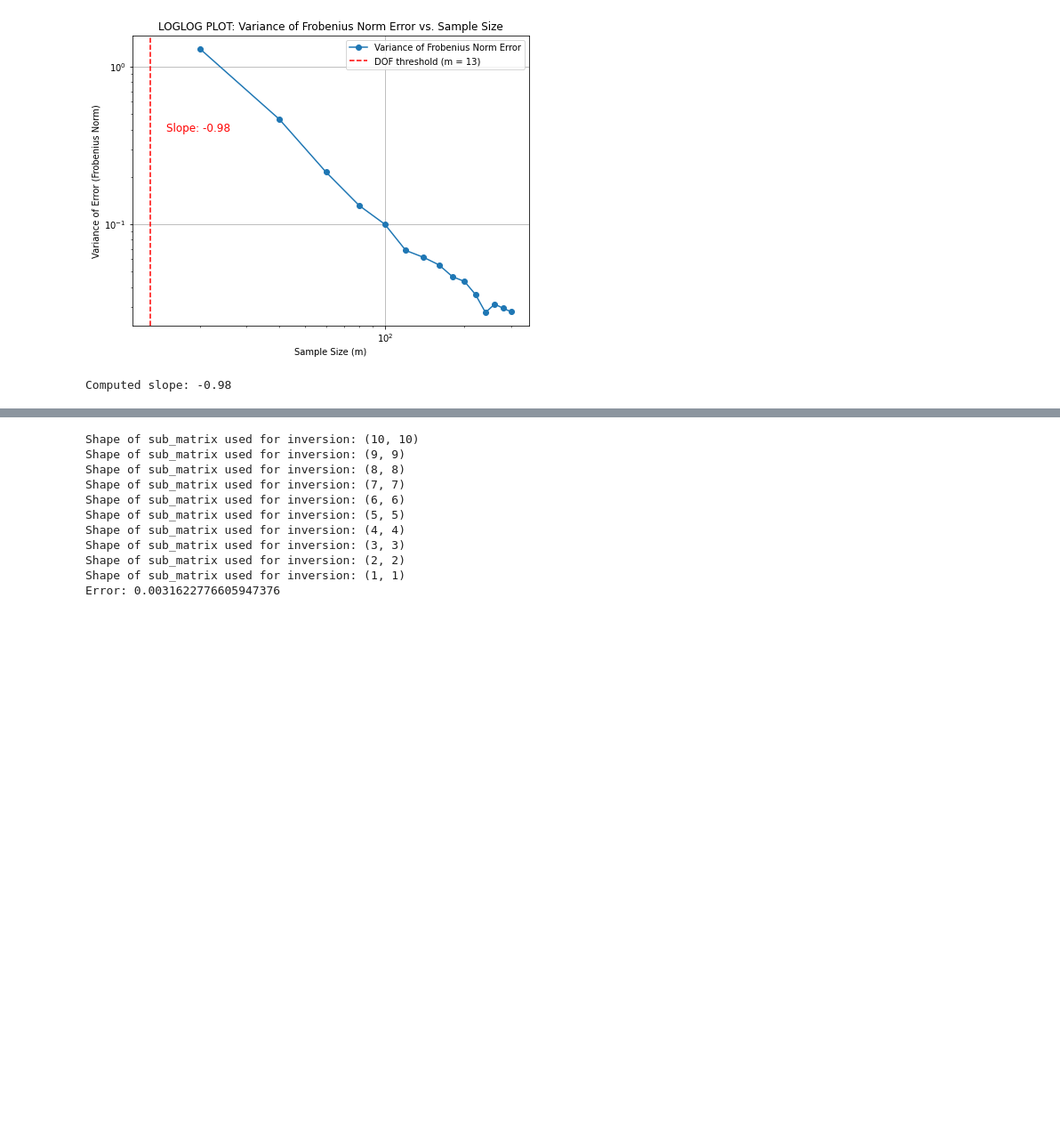
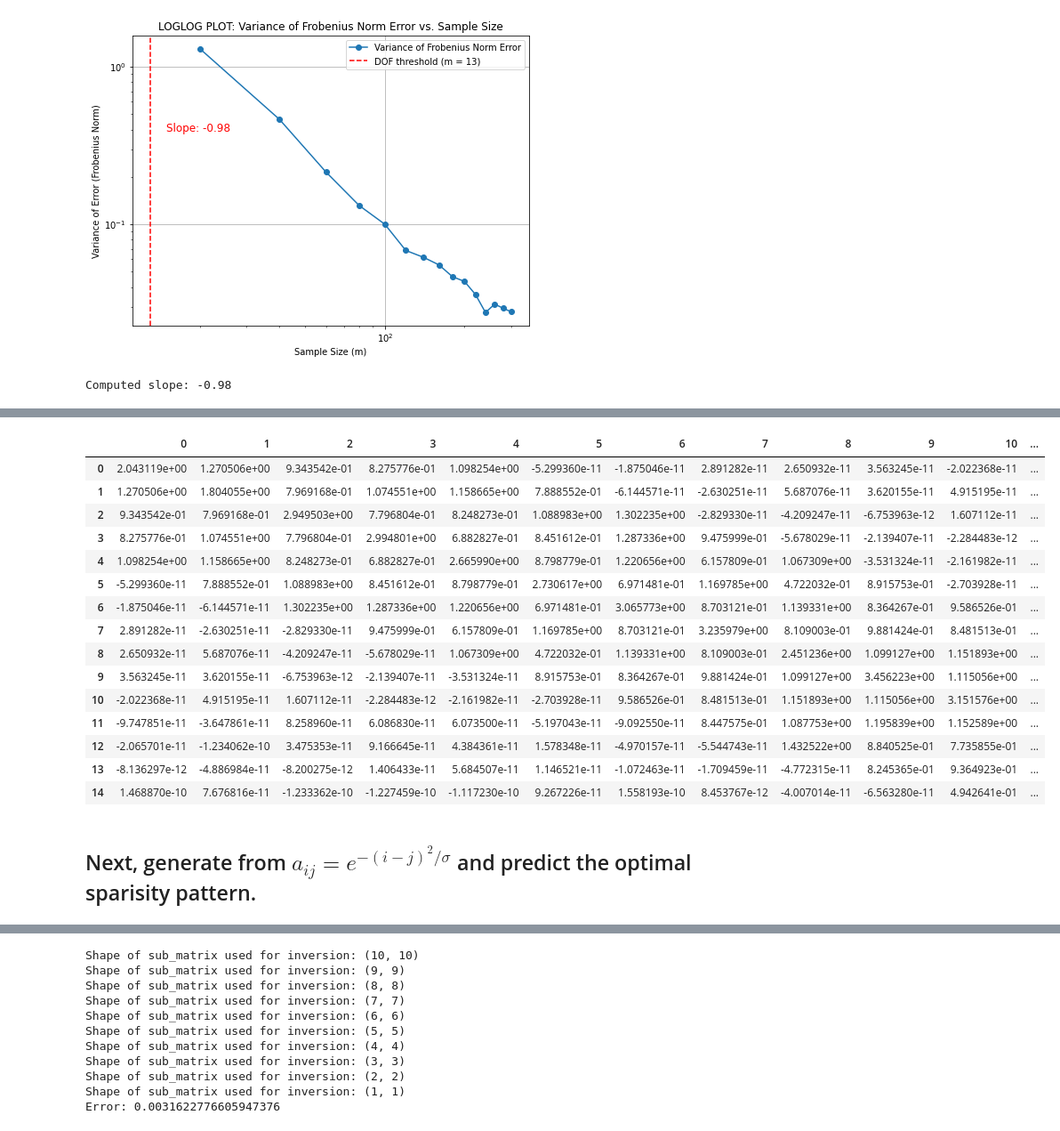
Before and after one commit to kingsleyyeon/PrecisionMatEst, a Jupyter notebook: scalinglimits.ipynb, the cells around one changed output, grey strips where cells are left out. Shown: that part at 89% size. Cells and saved outputs as stored; diff of their text form; code cells hidden in the pictures; blank space fills up the shorter version.

```diff
--- a/scalinglimits.ipynb
+++ b/scalinglimits.ipynb
@@ -602,0 +852,21 @@ Computed slope: -0.98
+# %%
+pd.DataFrame(Theta_est)
+# %% [output]
+|  | 0 | 1 | 2 | 3 | 4 | 5 | 6 | 7 | 8 | 9 | 10 | ... |
+| 0 | 2.043119e+00 | 1.270506e+00 | 9.343542e-01 | 8.275776e-01 | 1.098254e+00 | -5.299360e-11 | -1.875046e-11 | 2.891282e-11 | 2.650932e-11 | 3.563245e-11 | -2.022368e-11 | ... |
+| 1 | 1.270506e+00 | 1.804055e+00 | 7.969168e-01 | 1.074551e+00 | 1.158665e+00 | 7.888552e-01 | -6.144571e-11 | -2.630251e-11 | 5.687076e-11 | 3.620155e-11 | 4.915195e-11 | ... |
+| 2 | 9.343542e-01 | 7.969168e-01 | 2.949503e+00 | 7.796804e-01 | 8.248273e-01 | 1.088983e+00 | 1.302235e+00 | -2.829330e-11 | -4.209247e-11 | -6.753963e-12 | 1.607112e-11 | ... |
+| 3 | 8.275776e-01 | 1.074551e+00 | 7.796804e-01 | 2.994801e+00 | 6.882827e-01 | 8.451612e-01 | 1.287336e+00 | 9.475999e-01 | -5.678029e-11 | -2.139407e-11 | -2.284483e-12 | ... |
+| 4 | 1.098254e+00 | 1.158665e+00 | 8.248273e-01 | 6.882827e-01 | 2.665990e+00 | 8.798779e-01 | 1.220656e+00 | 6.157809e-01 | 1.067309e+00 | -3.531324e-11 | -2.161982e-11 | ... |
+| 5 | -5.299360e-11 | 7.888552e-01 | 1.088983e+00 | 8.451612e-01 | 8.798779e-01 | 2.730617e+00 | 6.971481e-01 | 1.169785e+00 | 4.722032e-01 | 8.915753e-01 | -2.703928e-11 | ... |
+| 6 | -1.875046e-11 | -6.144571e-11 | 1.302235e+00 | 1.287336e+00 | 1.220656e+00 | 6.971481e-01 | 3.065773e+00 | 8.703121e-01 | 1.139331e+00 | 8.364267e-01 | 9.586526e-01 | ... |
+| 7 | 2.891282e-11 | -2.630251e-11 | -2.829330e-11 | 9.475999e-01 | 6.157809e-01 | 1.169785e+00 | 8.703121e-01 | 3.235979e+00 | 8.109003e-01 | 9.881424e-01 | 8.481513e-01 | ... |
+| 8 | 2.650932e-11 | 5.687076e-11 | -4.209247e-11 | -5.678029e-11 | 1.067309e+00 | 4.722032e-01 | 1.139331e+00 | 8.109003e-01 | 2.451236e+00 | 1.099127e+00 | 1.151893e+00 | ... |
+| 9 | 3.563245e-11 | 3.620155e-11 | -6.753963e-12 | -2.139407e-11 | -3.531324e-11 | 8.915753e-01 | 8.364267e-01 | 9.881424e-01 | 1.099127e+00 | 3.456223e+00 | 1.115056e+00 | ... |
+| 10 | -2.022368e-11 | 4.915195e-11 | 1.607112e-11 | -2.284483e-12 | -2.161982e-11 | -2.703928e-11 | 9.586526e-01 | 8.481513e-01 | 1.151893e+00 | 1.115056e+00 | 3.151576e+00 | ... |
+| 11 | -9.747851e-11 | -3.647861e-11 | 8.258960e-11 | 6.086830e-11 | 6.073500e-11 | -5.197043e-11 | -9.092550e-11 | 8.447575e-01 | 1.087753e+00 | 1.195839e+00 | 1.152589e+00 | ... |
+| 12 | -2.065701e-11 | -1.234062e-10 | 3.475353e-11 | 9.166645e-11 | 4.384361e-11 | 1.578348e-11 | -4.970157e-11 | -5.544743e-11 | 1.432522e+00 | 8.840525e-01 | 7.735855e-01 | ... |
+| 13 | -8.136297e-12 | -4.886984e-11 | -8.200275e-12 | 1.406433e-11 | 5.684507e-11 | 1.146521e-11 | -1.072463e-11 | -1.709459e-11 | -4.772315e-11 | 8.245365e-01 | 9.364923e-01 | ... |
+| 14 | 1.468870e-10 | 7.676816e-11 | -1.233362e-10 | -1.227459e-10 | -1.117230e-10 | 9.267226e-11 | 1.558193e-10 | 8.453767e-12 | -4.007014e-11 | -6.563280e-11 | 4.942641e-01 | ... |
+# %% [markdown]
+## Next, generate from $a_{ij} = e^{-(i-j)^2/\sigma}$ and predict the optimal sparisity pattern.
```
Also changed, not shown: parts of 11 cells of this notebook.
